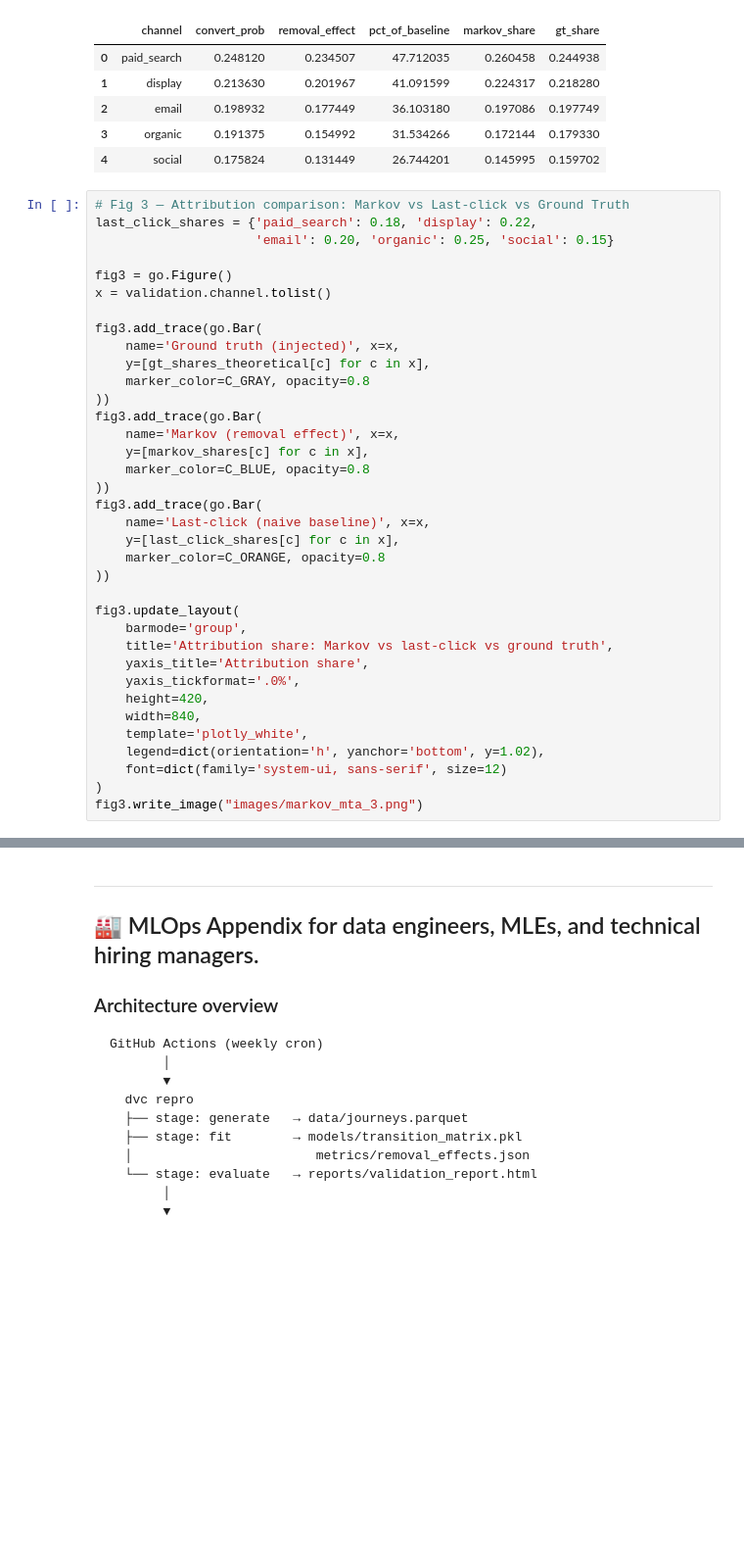
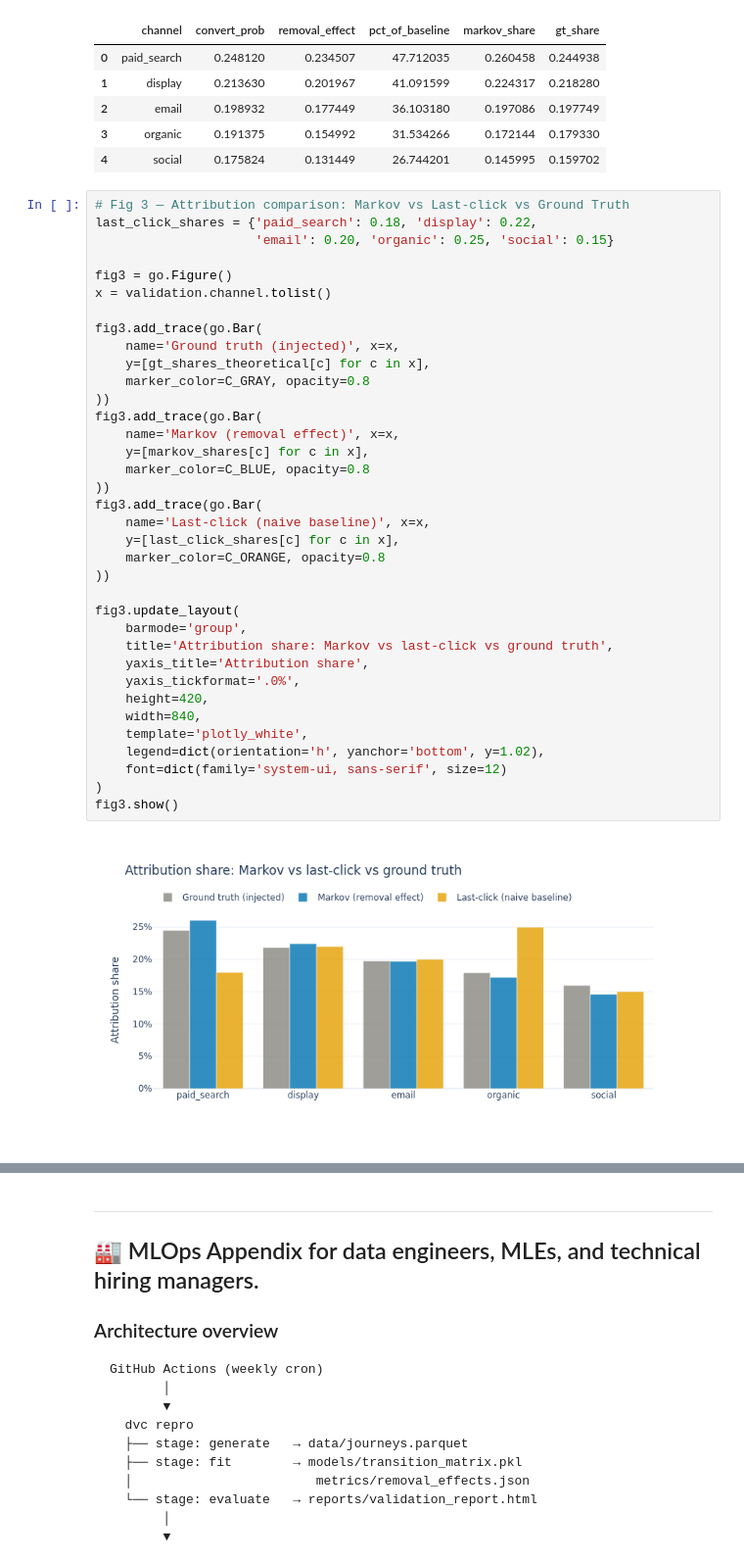
Before and after one commit to stepanaromanov/python_for_marketing_research_and_analytics, a Jupyter notebook: 01_markov_mta/01_markov_chain_mta.ipynb, the cells around one changed output, grey strips where cells are left out. Shown at 98% size. Drawn from its saved outputs; the diff is of its cells as text; blank space fills up the shorter version.

```diff
--- a/01_markov_mta/01_markov_chain_mta.ipynb
+++ b/01_markov_mta/01_markov_chain_mta.ipynb
@@ -804,31 +805,33 @@ last_click_shares = {'paid_search': 0.18, 'display': 0.22,
 fig3 = go.Figure()
 x = validation.channel.tolist()
 
 fig3.add_trace(go.Bar(
     name='Ground truth (injected)', x=x,
     y=[gt_shares_theoretical[c] for c in x],
     marker_color=C_GRAY, opacity=0.8
 ))
 fig3.add_trace(go.Bar(
     name='Markov (removal effect)', x=x,
     y=[markov_shares[c] for c in x],
     marker_color=C_BLUE, opacity=0.8
 ))
 fig3.add_trace(go.Bar(
     name='Last-click (naive baseline)', x=x,
     y=[last_click_shares[c] for c in x],
     marker_color=C_ORANGE, opacity=0.8
 ))
 
 fig3.update_layout(
     barmode='group',
     title='Attribution share: Markov vs last-click vs ground truth',
     yaxis_title='Attribution share',
     yaxis_tickformat='.0%',
     height=420,
     width=840,
     template='plotly_white',
     legend=dict(orientation='h', yanchor='bottom', y=1.02),
     font=dict(family='system-ui, sans-serif', size=12)
 )
-fig3.write_image("images/markov_mta_3.png")
+fig3.show()
+# %% [output]
+[figure, added]
```
Also changed, not shown: parts of 9 cells of this notebook, 56 other files.
